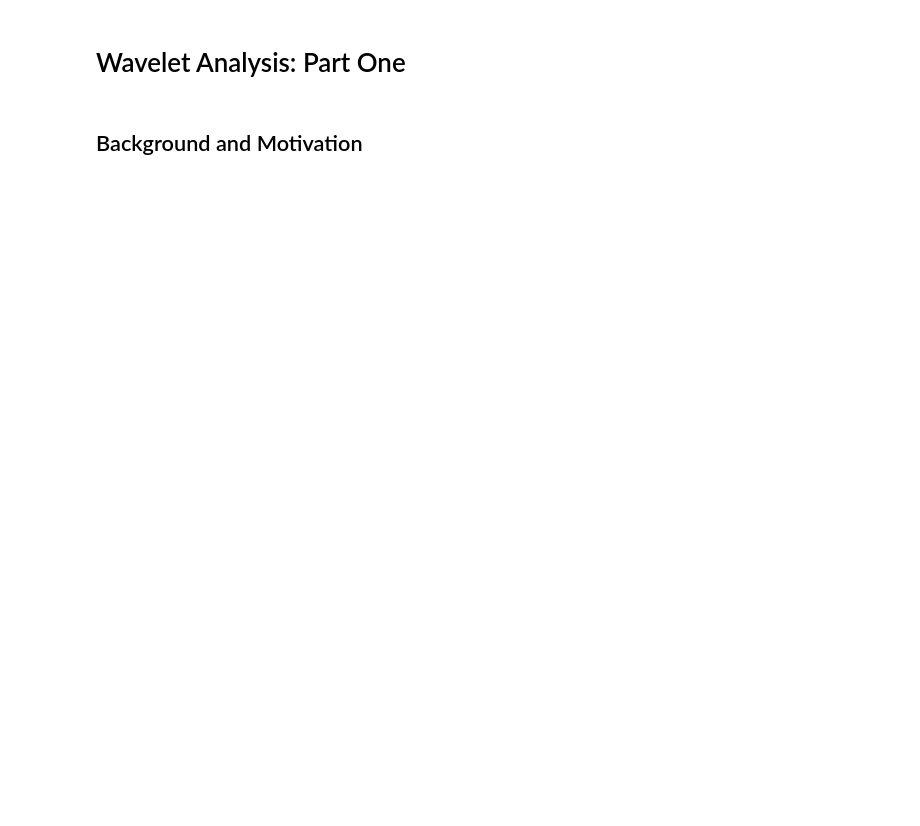
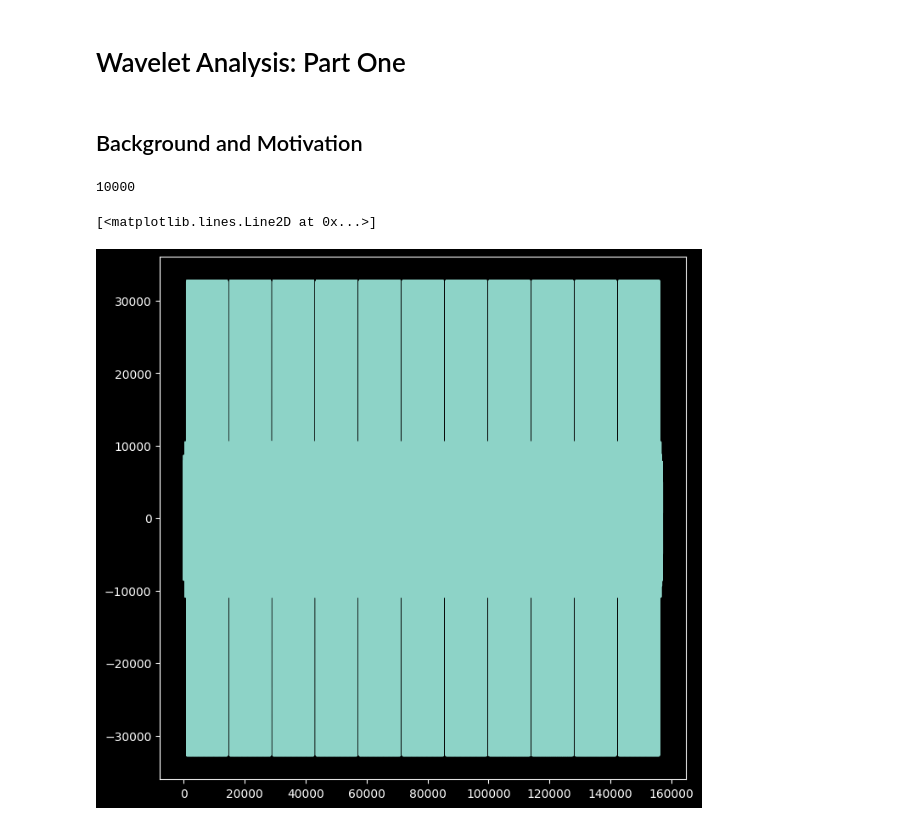
Before and after one commit to cyschneck/geocat-research, a Jupyter notebook: vast/wavelet_p1.ipynb, the cells around one changed output. Saved outputs shown, nothing was run; the diff lists cells and outputs as text; code cells hidden in the pictures; blank space fills up the shorter version.

```diff
--- a/vast/wavelet_p1.ipynb
+++ b/vast/wavelet_p1.ipynb
@@ -9,5 +9,18 @@ from scipy.fftpack import fft, fftfreq
 from scipy.io import wavfile
 import math
 plt.style.use('dark_background')
+# %%
+# Load .wav file data
+sample_rate, signal_data = wavfile.read('jingle_bells.wav')
+print(sample_rate)
+# %% [output]
+10000
+# %%
+# Plot Audio Signal
+fig, ax = plt.subplots(figsize=(8, 8))
+plt.plot(signal_data)
+# %% [output]
+[<matplotlib.lines.Line2D at 0x...>]
+[figure, added]
 # %%
 # Fast Fourier Transform
```
Also changed, not shown: parts of 3 cells of this notebook, 5 other files.
